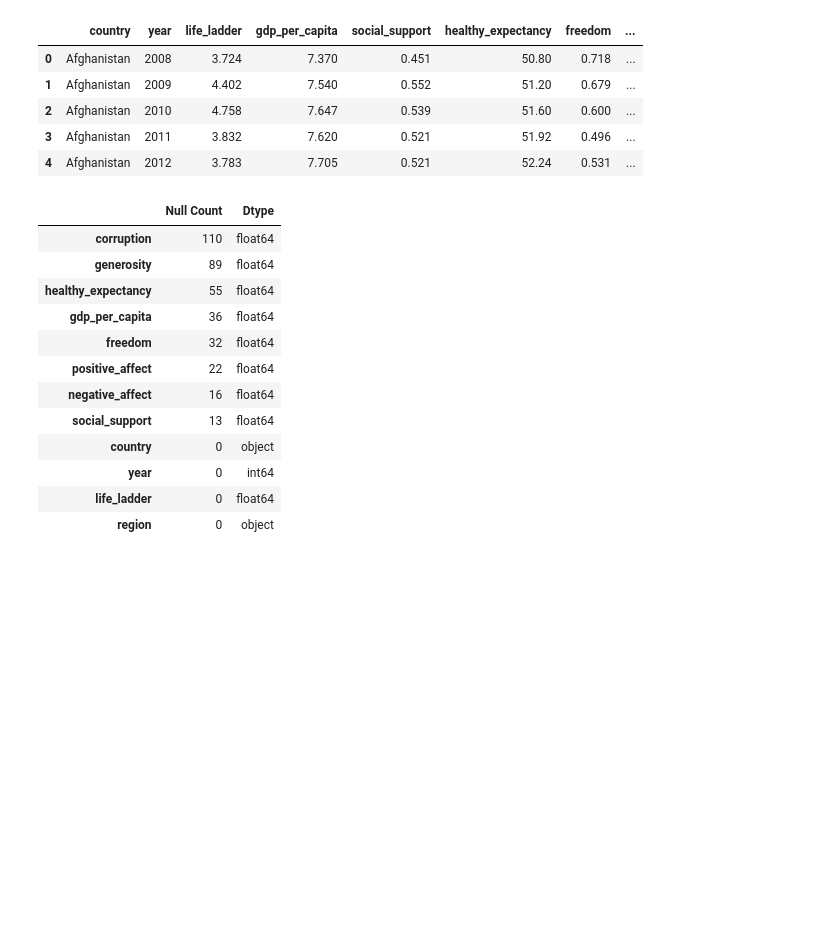
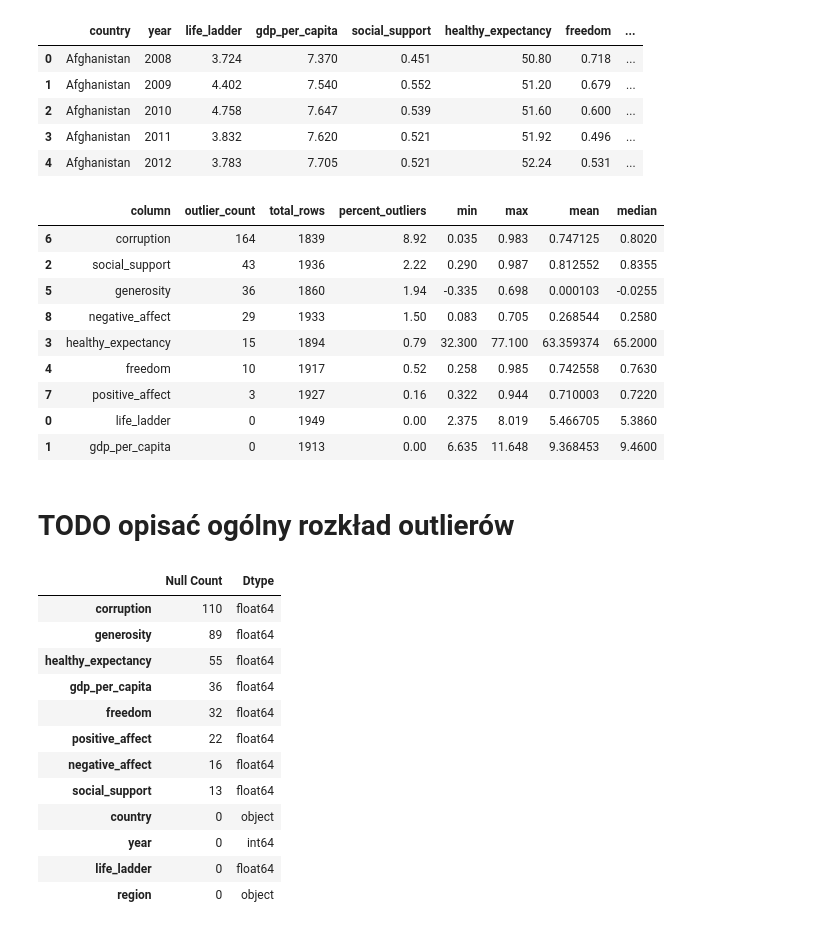
Before and after one commit to lukaszkortals/sad_proj, a Jupyter notebook: notebooks/01_wprowadzenie_i_czyszczenie.ipynb, the cells around one changed output. Cells and saved outputs as stored; diff of their text form; code cells hidden in the pictures; blank space fills up the shorter version.

```diff
--- a/notebooks/01_wprowadzenie_i_czyszczenie.ipynb
+++ b/notebooks/01_wprowadzenie_i_czyszczenie.ipynb
@@ -63,6 +63,50 @@ df.head()
 | 2 | Afghanistan | 2010 | 4.758 | 7.647 | 0.539 | 51.60 | 0.600 | ... |
 | 3 | Afghanistan | 2011 | 3.832 | 7.620 | 0.521 | 51.92 | 0.496 | ... |
 | 4 | Afghanistan | 2012 | 3.783 | 7.705 | 0.521 | 52.24 | 0.531 | ... |
+# %%
+# sprawdzenie ilosći outlierów w kolumnach numerycznych
+# Wykorzystamy metodę IQR (Interquartile Range) do identyfikacji outlierów
+
+# Wybieramy tylko kolumny numeryczne, pomijając 'year'
+numeric_cols = df.select_dtypes(include=[np.number]).drop(columns=['year'], errors='ignore').columns
+
+# Tworzymy listę słowników z informacjami o outlierach
+outlier_summary = []
+
+for col in numeric_cols:
+    Q1 = df[col].quantile(0.25)
+    Q3 = df[col].quantile(0.75)
+    IQR = Q3 - Q1
+    lower = Q1 - 1.5 * IQR
+    upper = Q3 + 1.5 * IQR
+    outliers = df[(df[col] < lower) | (df[col] > upper)]
+    outlier_summary.append({
+        'column': col,
+        'outlier_count': outliers.shape[0],
+        'total_rows': df[col].count(),
+        'percent_outliers': round(100 * outliers.shape[0] / df[col].count(), 2),
+        'min': df[col].min(),
+        'max': df[col].max(),
+        'mean': df[col].mean(),
+        'median': df[col].median()
+    })
+
+# Tworzymy DataFrame z wynikami
+outlier_df = pd.DataFrame(outlier_summary).sort_values('percent_outliers', ascending=False)
+outlier_df
+# %% [output]
+|  | column | outlier_count | total_rows | percent_outliers | min | max | mean | median |
+| 6 | corruption | 164 | 1839 | 8.92 | 0.035 | 0.983 | 0.747125 | 0.8020 |
+| 2 | social_support | 43 | 1936 | 2.22 | 0.290 | 0.987 | 0.812552 | 0.8355 |
+| 5 | generosity | 36 | 1860 | 1.94 | -0.335 | 0.698 | 0.000103 | -0.0255 |
+| 8 | negative_affect | 29 | 1933 | 1.50 | 0.083 | 0.705 | 0.268544 | 0.2580 |
+| 3 | healthy_expectancy | 15 | 1894 | 0.79 | 32.300 | 77.100 | 63.359374 | 65.2000 |
+| 4 | freedom | 10 | 1917 | 0.52 | 0.258 | 0.985 | 0.742558 | 0.7630 |
+| 7 | positive_affect | 3 | 1927 | 0.16 | 0.322 | 0.944 | 0.710003 | 0.7220 |
+| 0 | life_ladder | 0 | 1949 | 0.00 | 2.375 | 8.019 | 5.466705 | 5.3860 |
+| 1 | gdp_per_capita | 0 | 1913 | 0.00 | 6.635 | 11.648 | 9.368453 | 9.4600 |
+# %% [markdown]
+# TODO opisać ogólny rozkład outlierów
 # %%
 # Sprawdzam ilość brakujących wartości w kolumnach
 df_summary = pd.DataFrame({
```
Also changed, not shown: parts of 7 cells of this notebook.
